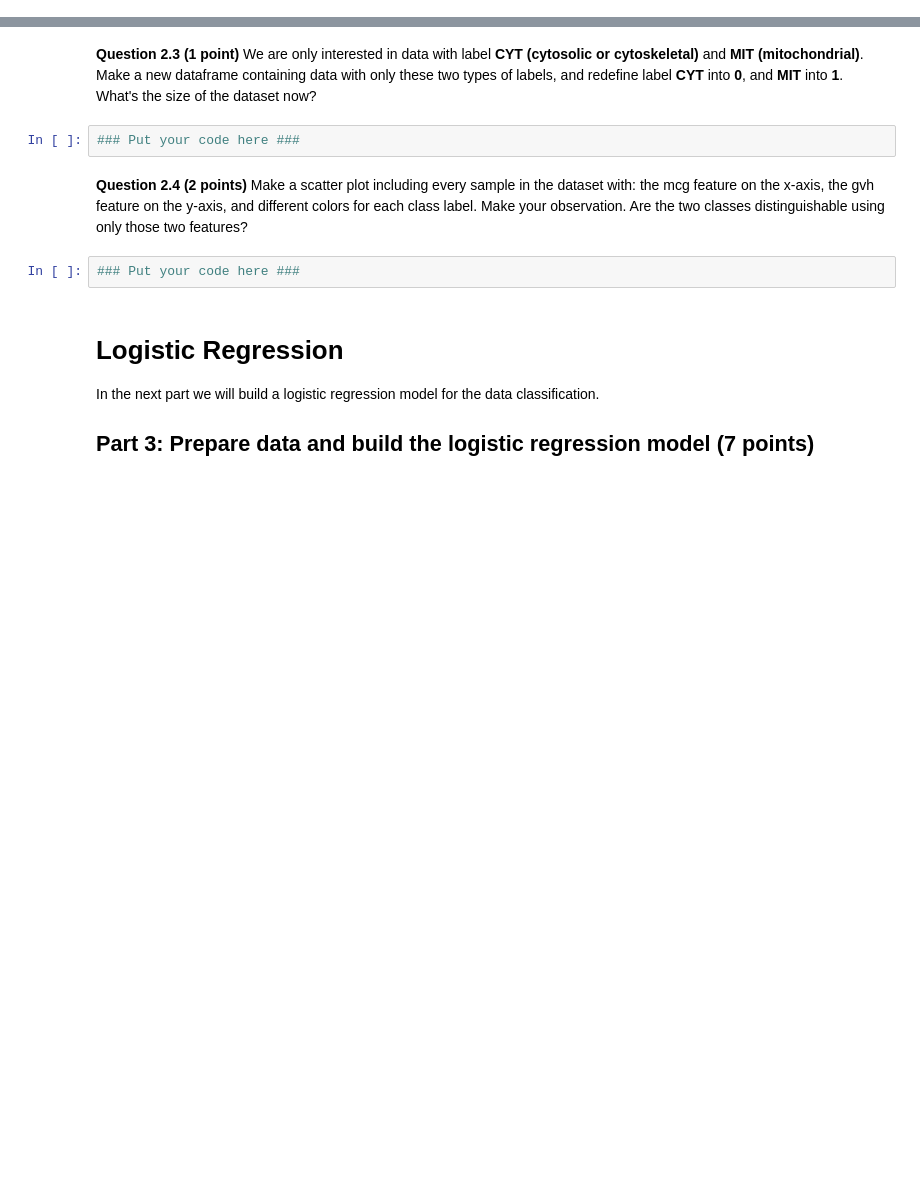
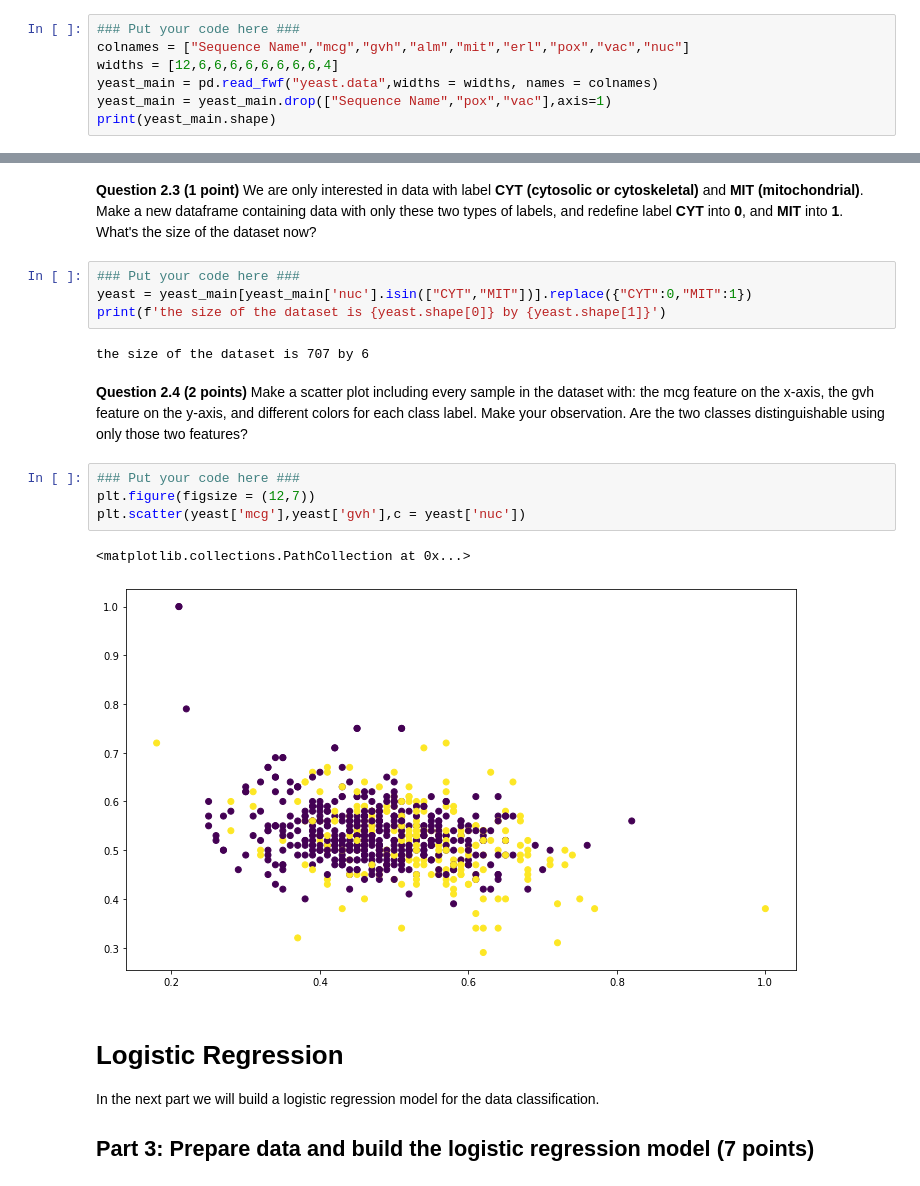
Before and after one commit to gasbarr1/hw-03, a Jupyter notebook: HW-03_GitML-STUDENT.ipynb, the cells around one changed output, grey strips where cells are left out. Cells and saved outputs as stored; diff of their text form; blank space fills up the shorter version.

```diff
--- a/HW-03_GitML-STUDENT.ipynb
+++ b/HW-03_GitML-STUDENT.ipynb
@@ -60,0 +60,7 @@ In this homework we will be working with the yeast dataset and building logistic
+# %%
+### Put your code here ###
+colnames = ["Sequence Name","mcg","gvh","alm","mit","erl","pox","vac","nuc"]
+widths = [12,6,6,6,6,6,6,6,6,4]
+yeast_main = pd.read_fwf("yeast.data",widths = widths, names = colnames)
+yeast_main = yeast_main.drop(["Sequence Name","pox","vac"],axis=1)
+print(yeast_main.shape)
@@ -65,12 +76,21 @@ In this homework we will be working with the yeast dataset and building logistic
 # %% [markdown]
 **Question 2.3 (1 point)** We are only interested in data with label **CYT (cytosolic or cytoskeletal)** and **MIT (mitochondrial)**. Make a new dataframe containing
 data with only these two types of labels, and redefine label **CYT** into **0**, and **MIT** into **1**. What's the size of the dataset now?
-# %%
-### Put your code here ###
+# %%
+### Put your code here ###
+yeast = yeast_main[yeast_main['nuc'].isin(["CYT","MIT"])].replace({"CYT":0,"MIT":1})
+print(f'the size of the dataset is {yeast.shape[0]} by {yeast.shape[1]}')
+# %% [output]
+the size of the dataset is 707 by 6
 # %% [markdown]
 **Question 2.4 (2 points)** Make a scatter plot including every sample in the dataset with: the mcg feature on the x-axis, the gvh feature on the y-axis, and different colors for each class label. Make your observation. Are the two classes distinguishable using only those two features?
-# %%
-### Put your code here ###
+# %%
+### Put your code here ###
+plt.figure(figsize = (12,7))
+plt.scatter(yeast['mcg'],yeast['gvh'],c = yeast['nuc'])
+# %% [output]
+<matplotlib.collections.PathCollection at 0x...>
+[figure, added]
 # %% [markdown]
 # Logistic Regression
 
```
Also changed, not shown: parts of 14 cells of this notebook.
